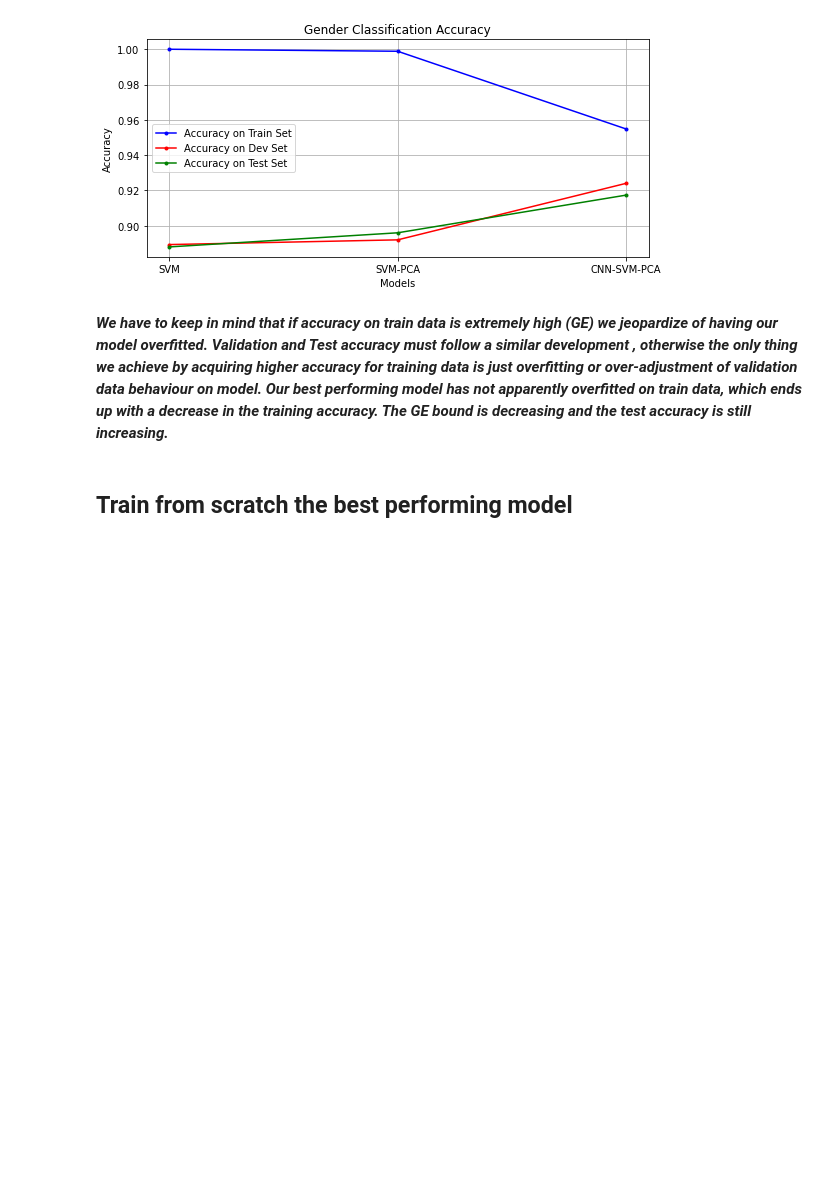
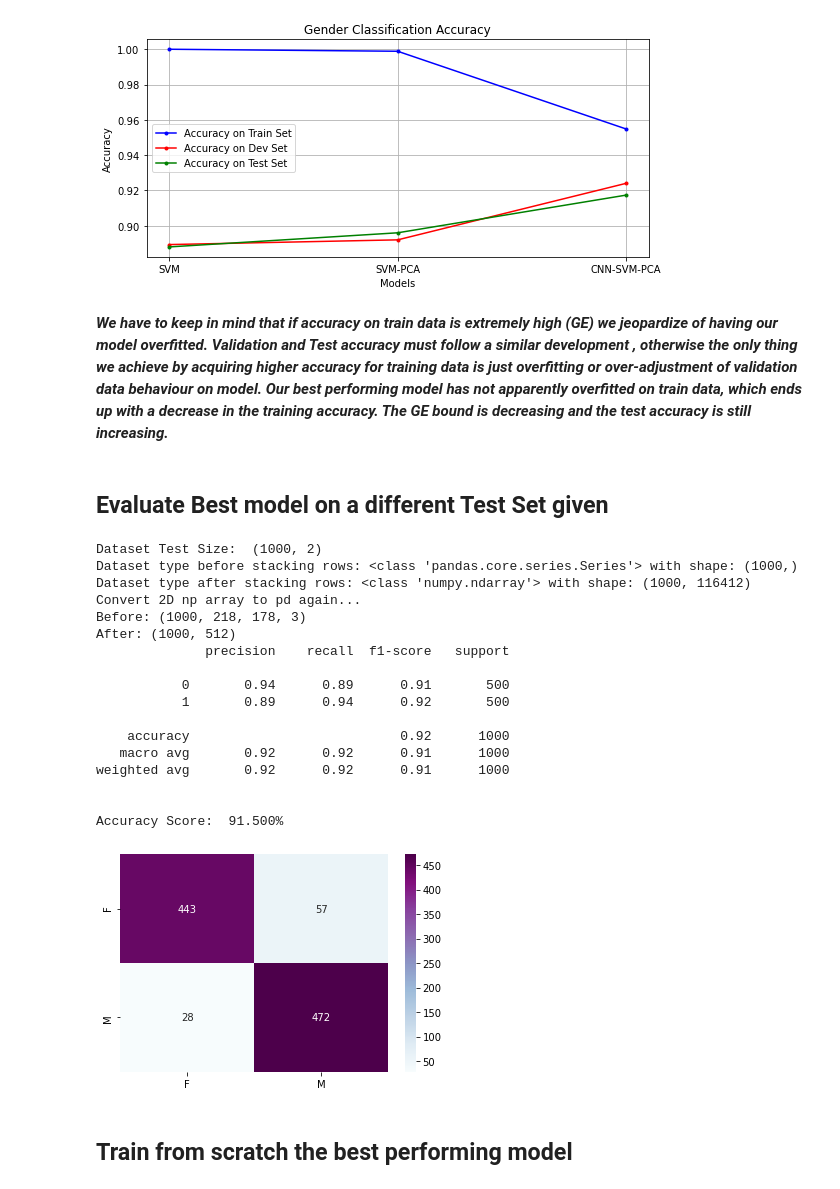
Before and after one commit to xeniakal/AMLS_20-21_SN20159465, a Jupyter notebook: A1/GenderClassification.ipynb, the cells around one changed output. Saved outputs shown, nothing was run; the diff lists cells and outputs as text; code cells hidden in the pictures; blank space fills up the shorter version.

```diff
--- a/A1/GenderClassification.ipynb
+++ b/A1/GenderClassification.ipynb
@@ -1345,6 +1348,50 @@ plt.show()
 # %% [markdown]
 ***We have to keep in mind that if accuracy on train data is extremely high (GE) we jeopardize of having our model overfitted.
 Validation and Test accuracy must follow a similar development , otherwise the only thing we achieve by acquiring higher accuracy for training data is just overfitting or over-adjustment of validation data behaviour on model. Our best performing model has not apparently overfitted on train data, which ends up with a decrease in the training accuracy. The GE bound is decreasing and the test accuracy is still increasing.***
+# %% [markdown]
+## Evaluate Best model on a different Test Set given
+# %%
+images_folder = '../Datasets/dataset_AMLS_20-21_test/celeba_test/img/'
+dataset_test = pd.read_csv('../Datasets/dataset_AMLS_20-21_test/celeba_test/labels.csv', sep = '\t', usecols = [1,2])
+print("Dataset Test Size: ",dataset_test.shape)
+images_test = dataset_test.iloc[:,0]
+labels_test = dataset_test.iloc[:,1]
+
+# get actual size of data
+size=(218,178)
+grayscale=False
+X_test_img=create_flattened_dataset(images_test,size,grayscale)
+y_test_img=labels_test.replace(-1,0)
+X_test_img = X_test_img.to_numpy()
+X_test_img=X_test_img.reshape((X_test_img.shape[0], 218,178, 3))
+
+X_test_new = activation_model.predict(X_test_img)
+print("Before:",X_test_img.shape)
+print("After:",X_test_new.shape)
+X_test_new_PCA = pca.transform(X_test_new)
+
+# Calculate the accuracy score and predict target values
+y_pred = model_A1.predict(X_test_new_PCA)
+accuracy = Print_Classification_Results(y_test_img,y_pred)
+# %% [output]
+Dataset Test Size:  (1000, 2)
+Dataset type before stacking rows: <class 'pandas.core.series.Series'> with shape: (1000,)
+Dataset type after stacking rows: <class 'numpy.ndarray'> with shape: (1000, 116412)
+Convert 2D np array to pd again...
+Before: (1000, 218, 178, 3)
+After: (1000, 512)
+              precision    recall  f1-score   support
+
+           0       0.94      0.89      0.91       500
+           1       0.89      0.94      0.92       500
+
+    accuracy                           0.92      1000
+   macro avg       0.92      0.92      0.91      1000
+weighted avg       0.92      0.92      0.91      1000
+
+
+Accuracy Score:  91.500%
+[figure, added]
 # %% [markdown]
 ## Train from scratch the best performing model
 # %%
```
Also changed, not shown: parts of 3 cells of this notebook, 3 other files.
